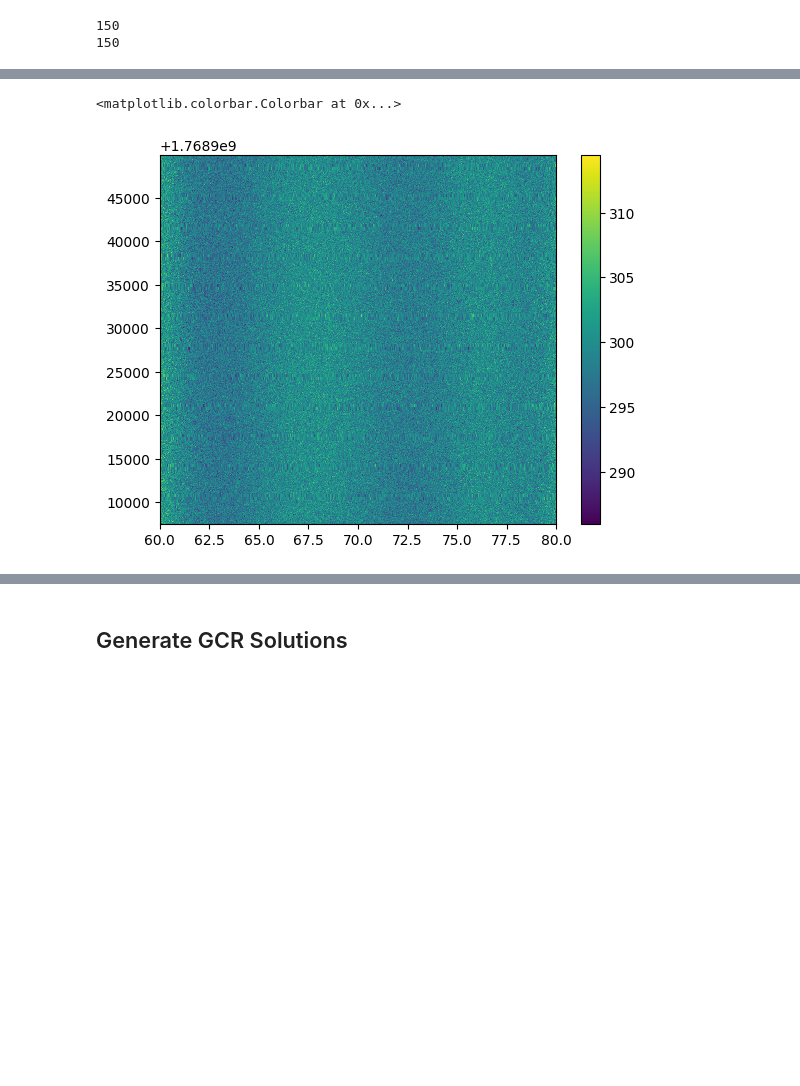
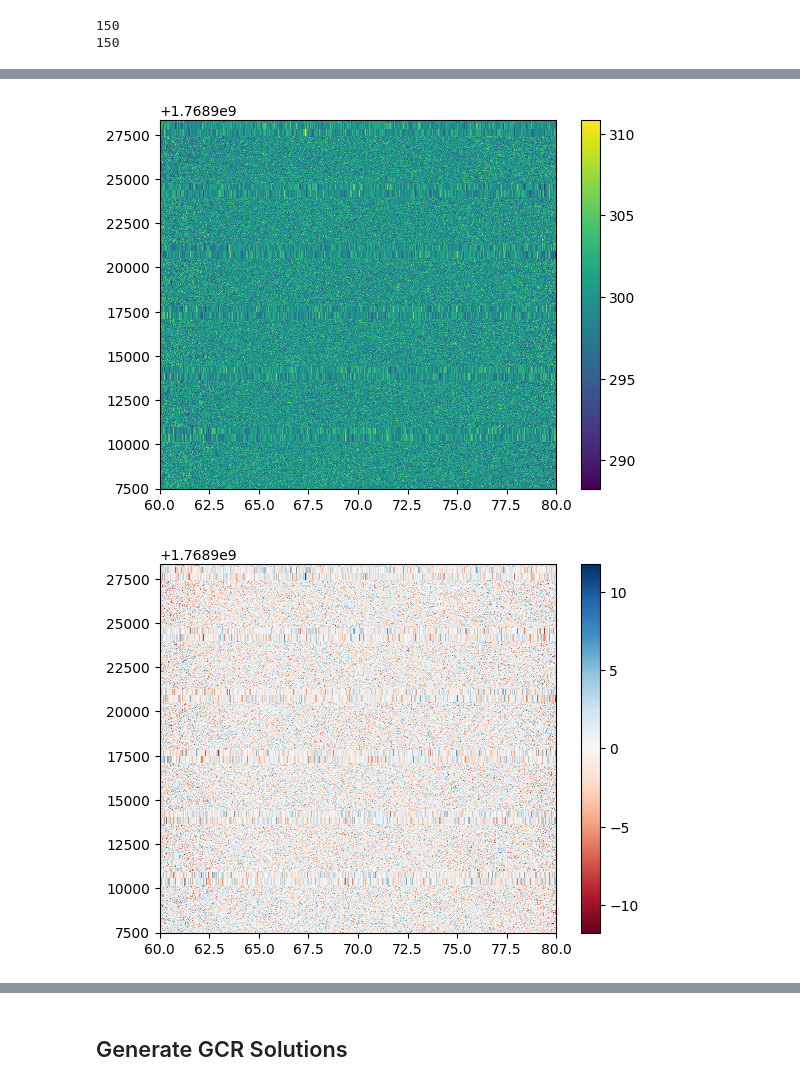
Before and after one commit to RHINO-Experiment/rhino-cal, a Jupyter notebook: nw_example.ipynb, the cells around one changed output, grey strips where cells are left out. Cells and saved outputs as stored; diff of their text form; code cells hidden in the pictures; blank space fills up the shorter version.

Commit message:
Fixed the source extraction

```diff
--- a/nw_example.ipynb
+++ b/nw_example.ipynb
@@ -114,7 +114,7 @@ t_vec = np.linalg.lstsq(simulated_data_handler.transfer_matrix, flattened_data)[
 
 simulated_data_handler.covariance_waterfall *=1
 
-t_vec_weiner_filter = simulated_data_handler.generate_nw_gcr_solution(weiner_filter=False, use_linsolv_start=False)
+t_vec_weiner_filter = simulated_data_handler.generate_nw_gcr_solution(weiner_filter=True, use_linsolv_start=False)
 
 print(len(t_vec))
 print(len(t_vec_weiner_filter))
@@ -332,33 +332,47 @@ from gcr.transfer_matrix_construction import construct_src_transfer_matrix
 # %%
 from gcr.source_recovery import recover_source_temperatures
 
 t_src_waterfall, t_src_cov, source_times = recover_source_temperatures(simulated_data_handler.waterfall,
                                                                        simulated_data_handler.times.value,
                                                                        simulated_data_handler.freqs.value,
                                                                        switch_times=simulated_data_handler.switch_times,
                                                                        switch_states=simulated_data_handler.switch_states,
                                                                        source_temperatures=simulated_data_handler.temperature_dict,
                                                                        temperatures_times=simulated_data_handler.temperature_times,
                                                                        t_nw_vector=t_vec_weiner_filter,
                                                                        gamma_rec=simulated_data_handler.gamma_rec,
                                                                        gamma_src_dict=simulated_data_handler.gamma_src_dict,
                                                                        internal_load_label='internal_load',
                                                                        noise_source_label='heated_load',
                                                                        freq_norm_func=simulated_data_handler.freq_norm,
                                                                        time_norm_func=simulated_data_handler.time_norm,
                                                                        unc_poly_orders=unc_coeffs_deg,
                                                                        cos_poly_orders=cos_coeffs_deg,
                                                                        sin_poly_orders=sin_coeffs_deg,
-                                                                       t_src_label='Test_src')
+                                                                       t_src_label='Test_src',
+                                                                       basis_label=basis_label,
+                                                                       Lf=Lf,
+                                                                       Lt=Lt,
+                                                                       use_corrected=True,)
 
 
 plt.pcolormesh(simulated_data_handler.freqs.value,
                source_times,
                t_src_waterfall)
 plt.colorbar()
+plt.show()
+
+plt.pcolormesh(simulated_data_handler.freqs.value,
+               source_times,
+               t_src_waterfall - np.median(t_src_waterfall, axis=0),
+               vmin=-np.max(np.abs(t_src_waterfall - np.median(t_src_waterfall, axis=0))),
+               vmax=np.max(np.abs(t_src_waterfall - np.median(t_src_waterfall, axis=0))),
+               cmap='RdBu')
+plt.colorbar()
+plt.show()
 # %% [output]
-<matplotlib.colorbar.Colorbar at 0x...>
-[figure, old version]
+[figure, new version]
+[figure, added]
 # %%
 plt.scatter(simulated_data_handler.freqs, t_src_waterfall.mean(axis=0))
 plt.show()
```
Also changed, not shown: parts of 11 cells of this notebook, 2 other files.
